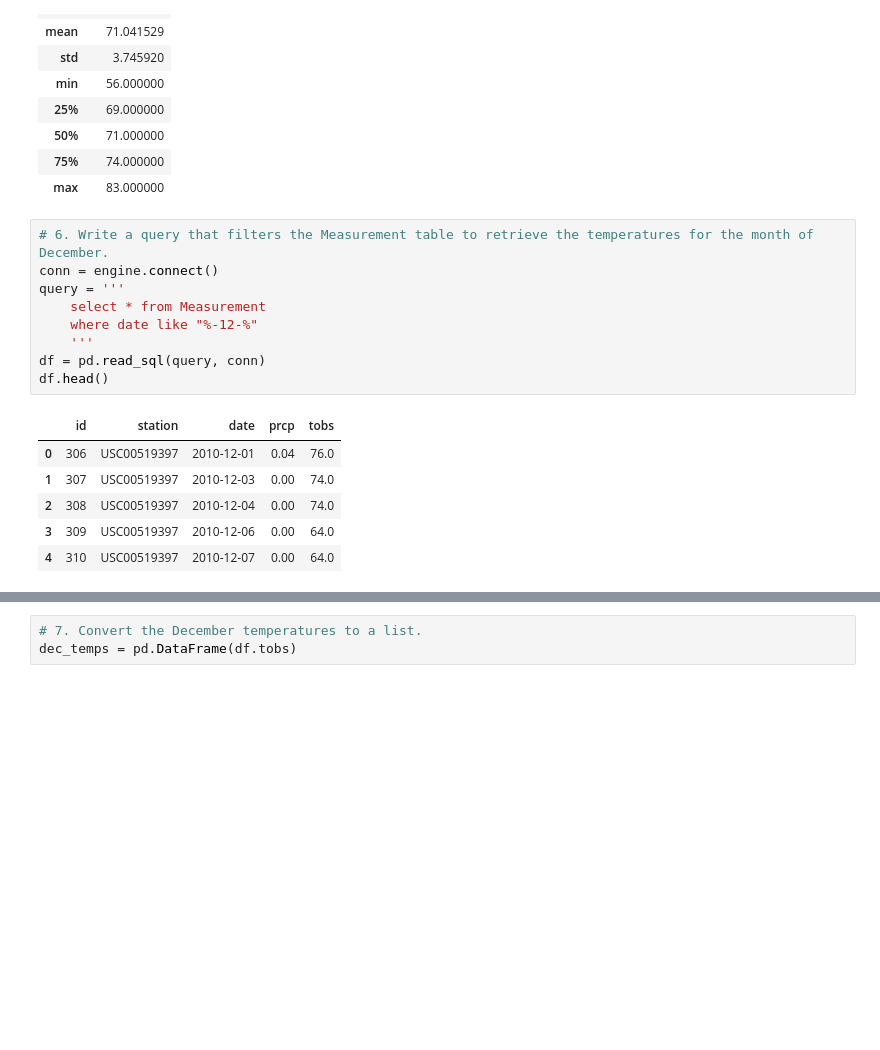
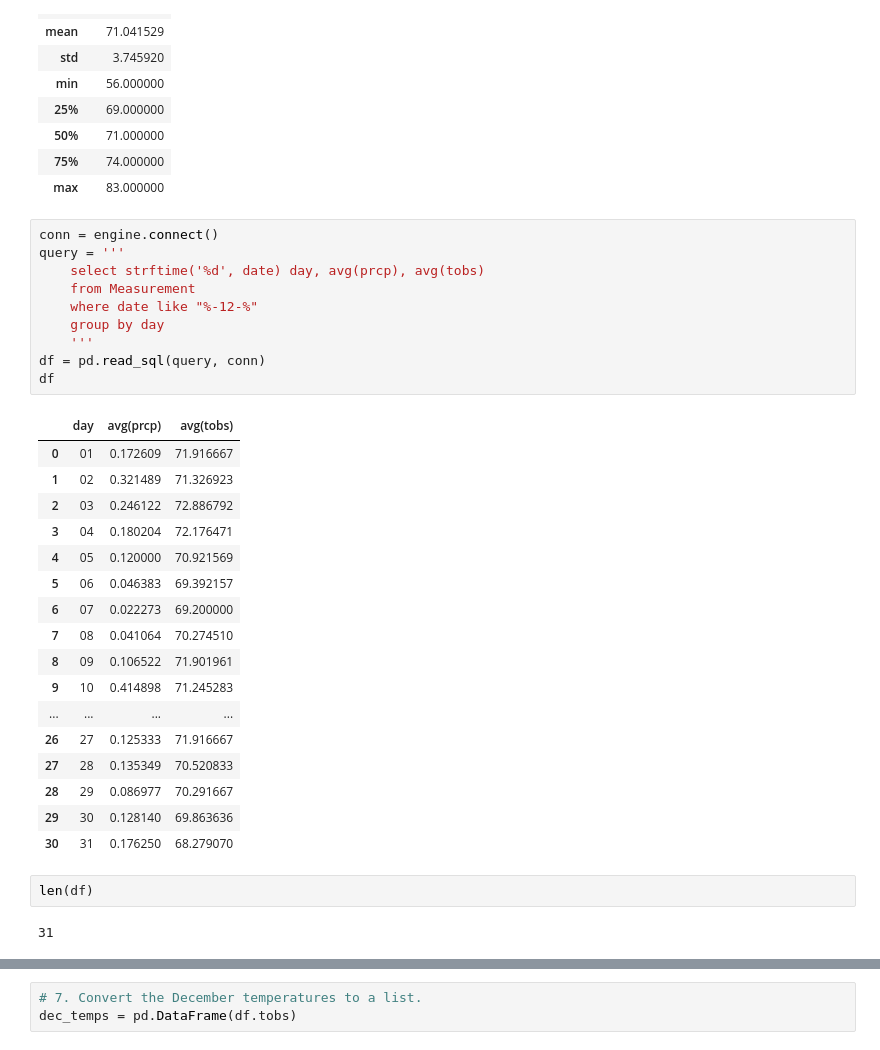
Before and after one commit to Olibabba/surfs_up, a Jupyter notebook: SurfsUp_Challenge.ipynb, the cells around one changed output, grey strips where cells are left out. Saved outputs shown, nothing was run; the diff lists cells and outputs as text; blank space fills up the shorter version.

```diff
--- a/SurfsUp_Challenge.ipynb
+++ b/SurfsUp_Challenge.ipynb
@@ -223,18 +223,34 @@ python_dec_df.describe()
 | 75% | 74.000000 |
 | max | 83.000000 |
 # %%
-# 6. Write a query that filters the Measurement table to retrieve the temperatures for the month of December.
 conn = engine.connect()
 query = '''
-    select * from Measurement
+    select strftime('%d', date) day, avg(prcp), avg(tobs)
+    from Measurement
     where date like "%-12-%"
+    group by day
     '''
 df = pd.read_sql(query, conn)
-df.head()
+df
 # %% [output]
-|  | id | station | date | prcp | tobs |
-| 0 | 306 | USC00519397 | 2010-12-01 | 0.04 | 76.0 |
-| 1 | 307 | USC00519397 | 2010-12-03 | 0.00 | 74.0 |
-| 2 | 308 | USC00519397 | 2010-12-04 | 0.00 | 74.0 |
-| 3 | 309 | USC00519397 | 2010-12-06 | 0.00 | 64.0 |
-| 4 | 310 | USC00519397 | 2010-12-07 | 0.00 | 64.0 |
+|  | day | avg(prcp) | avg(tobs) |
+| 0 | 01 | 0.172609 | 71.916667 |
+| 1 | 02 | 0.321489 | 71.326923 |
+| 2 | 03 | 0.246122 | 72.886792 |
+| 3 | 04 | 0.180204 | 72.176471 |
+| 4 | 05 | 0.120000 | 70.921569 |
+| 5 | 06 | 0.046383 | 69.392157 |
+| 6 | 07 | 0.022273 | 69.200000 |
+| 7 | 08 | 0.041064 | 70.274510 |
+| 8 | 09 | 0.106522 | 71.901961 |
+| 9 | 10 | 0.414898 | 71.245283 |
+| ... | ... | ... | ... |
+| 26 | 27 | 0.125333 | 71.916667 |
+| 27 | 28 | 0.135349 | 70.520833 |
+| 28 | 29 | 0.086977 | 70.291667 |
+| 29 | 30 | 0.128140 | 69.863636 |
+| 30 | 31 | 0.176250 | 68.279070 |
+# %%
+len(df)
+# %% [output]
+31
```
Also changed, not shown: parts of 8 cells of this notebook, 8 other files.
